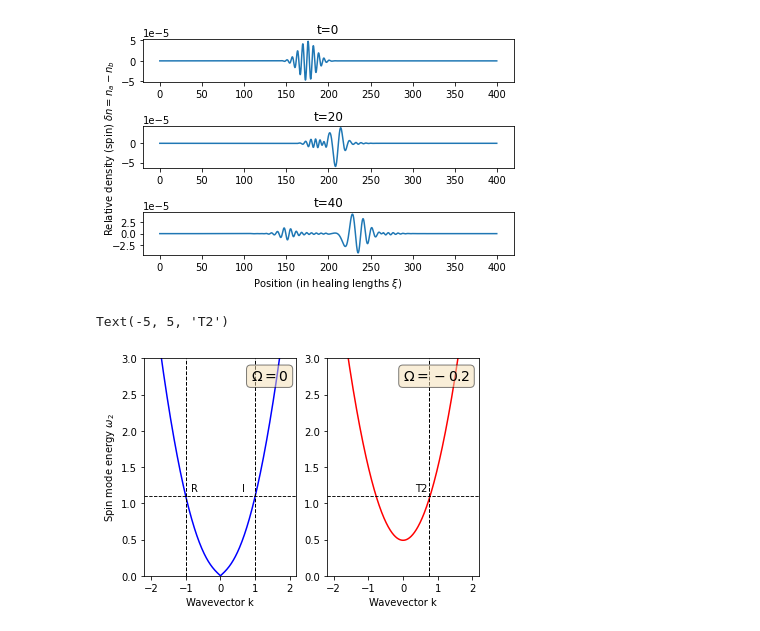
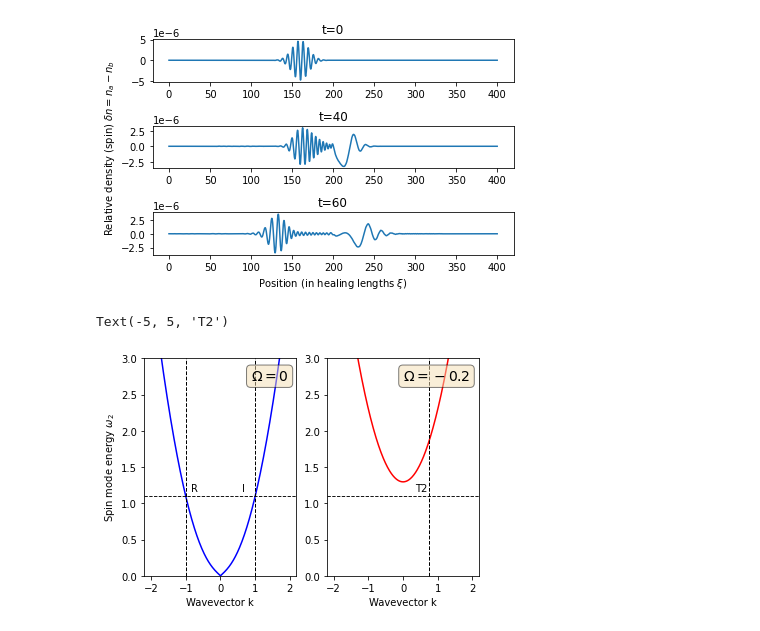
Before and after one commit to ebbeborg/GPsolver, a Jupyter notebook: results/results.ipynb, the cells around one changed output. Drawn from its saved outputs; the diff is of its cells as text; code cells hidden in the pictures.

```diff
--- a/results/results.ipynb
+++ b/results/results.ipynb
@@ -7,40 +7,40 @@ from scipy import interpolate
 # %%
 #plotting relative densities of the components in space and time
 a=[]
 b=[]
 dx=0.25
 x=np.arange(0,400,dx) #gridspace
 
 with open("results.txt") as results:
     psi_norm=np.loadtxt(results, delimiter=",")
 
 a=np.copy(psi_norm[:,::2])
 b=np.copy(psi_norm[:,1::2])
 
 Figure, (ax1, ax2, ax3)=plt.subplots(3)
 ax1.plot(x,a[0]-b[0])
 ax1.set_title('t=0')
 #ax1.set_ylabel('$\delta n=n_a-n_b$')
-ax2.plot(x,a[20]-b[20])
-ax2.set_title('t=20')
+ax2.plot(x,a[40]-b[40])
+ax2.set_title('t=40')
 ax2.set_ylabel('Relative density (spin) $\delta n=n_a-n_b$')
-ax3.plot(x,a[40]-b[40])
-ax3.set_title('t=40')
+ax3.plot(x,a[60]-b[60])
+ax3.set_title('t=60')
 ax3.set_xlabel(r'Position (in healing lengths $\xi$)')
 #ax3.set_ylabel('$\delta n=n_a-n_b$')
 ax1.ticklabel_format(axis='y', style='sci', scilimits=[0,0])
 Figure.tight_layout()
 #plt.suptitle('Free wave propagation', fontsize=14)
 plt.show()
 # %% [output]
-[figure, old version]
+[figure, new version]
 # %%
 #plotting dimensionless dispersion relation of spectra for density and spin modes
 k=np.arange(-2,2,0.01)
 w2free=[]
 w2=[]
 gfraction=0.8
-omega=-0.2 #in gn
+omega=-0.6 #in gn
 
 for x in k:
     temp1=np.sqrt(np.power(x,2)*(np.power(x,2)+1-gfraction))
@@ -75,7 +75,7 @@ ax2.annotate("T2", (0.5, 1.1), textcoords="offset points", xytext=(-5, 5))
 #plt.suptitle('Spin mode dispersion relations', fontsize=14)
 # %% [output]
 Text(-5, 5, 'T2')
-[figure, old version]
+[figure, new version]
 # %%
 #finding dw/dk to get an idea of group velocity of spin mode
 #idea is to find position of relative density mode peak for each timestep
```
Also changed, not shown: parts of 1 cell of this notebook, 11 other files.
